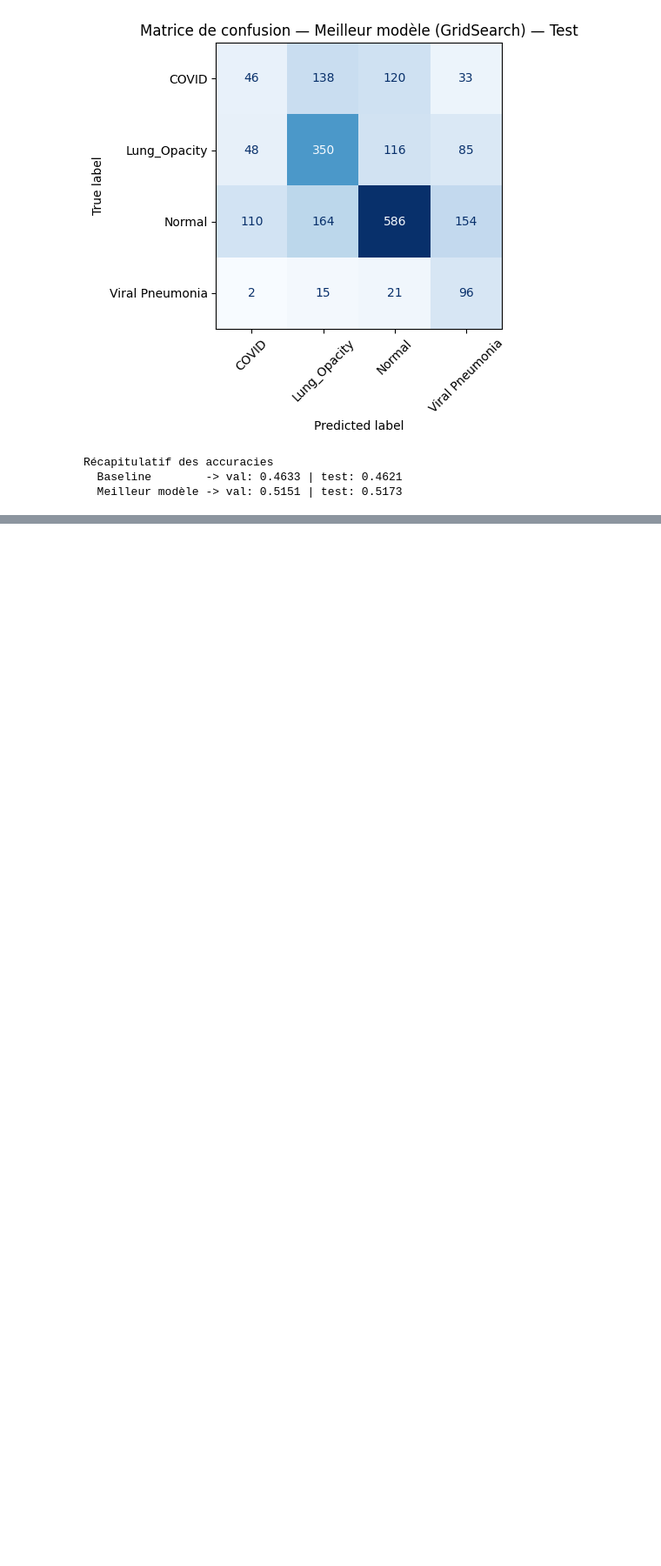
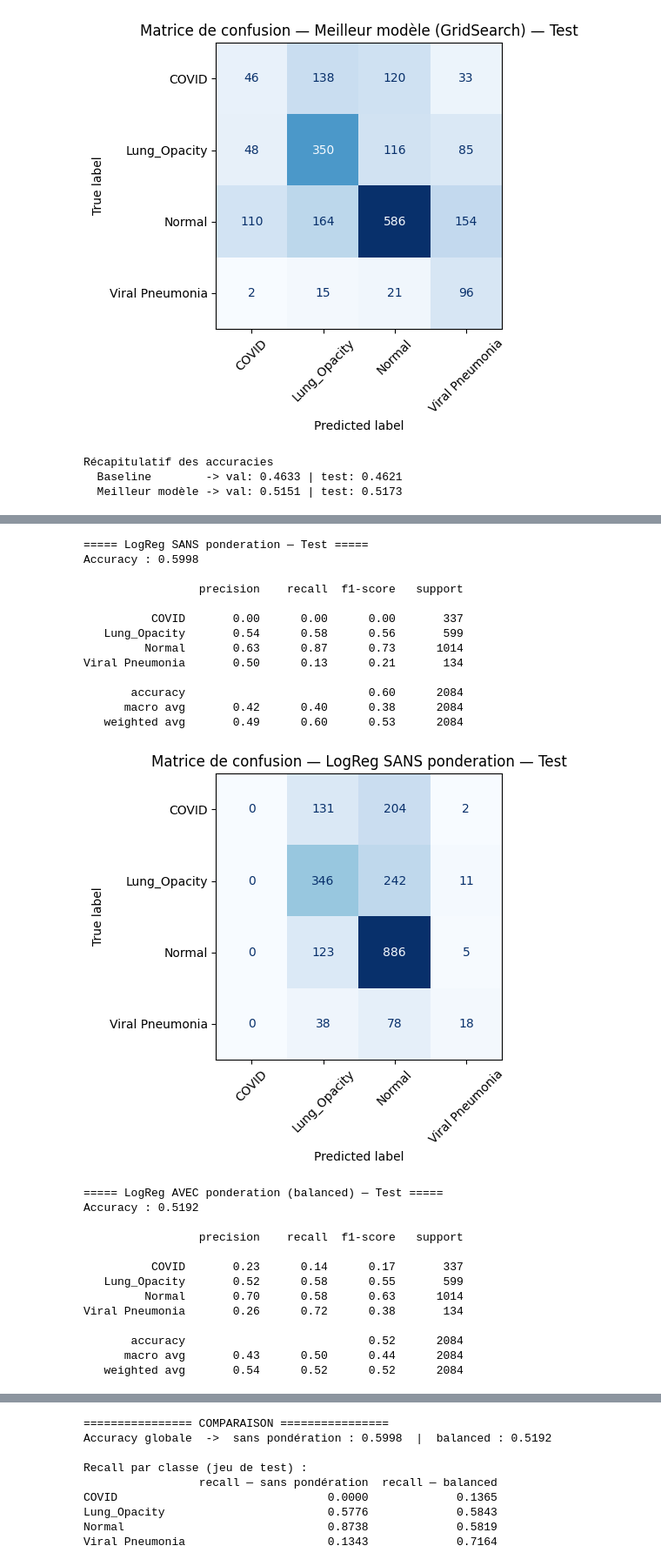
Before and after one commit to cyrilmarat/Liora_Covid, a Jupyter notebook: models/regression_logistique_baseline.ipynb, the cells around one changed output, grey strips where cells are left out. Shown at 87% size. Saved outputs shown, nothing was run; the diff lists cells and outputs as text; code cells hidden in the pictures; blank space fills up the shorter version.

```diff
--- a/models/regression_logistique_baseline.ipynb
+++ b/models/regression_logistique_baseline.ipynb
@@ -244,0 +258,56 @@ Récapitulatif des accuracies
+# %%
+# --- Deux versions de la regression logistique, enveloppees dans OneVsRestClassifier ---
+# 1) sans ponderation  2) avec class_weight='balanced'
+logreg_sans = OneVsRestClassifier(LogisticRegression(max_iter=1000))
+logreg_pond = OneVsRestClassifier(LogisticRegression(max_iter=1000, class_weight="balanced"))
+
+logreg_sans.fit(X_train_scaled, y_train)
+logreg_pond.fit(X_train_scaled, y_train)
+
+# Evaluation sur le TEST : accuracy, classification_report, matrice de confusion
+acc_sans = evaluer(logreg_sans, X_test_scaled, y_test, "LogReg SANS ponderation — Test")
+acc_pond = evaluer(logreg_pond, X_test_scaled, y_test, "LogReg AVEC ponderation (balanced) — Test")
+
+# --- Tableau comparatif : accuracy globale + recall par classe ---
+from sklearn.metrics import recall_score
+
+rec_sans = recall_score(y_test, logreg_sans.predict(X_test_scaled), labels=LABELS, average=None, zero_division=0)
+rec_pond = recall_score(y_test, logreg_pond.predict(X_test_scaled), labels=LABELS, average=None, zero_division=0)
+
+comparatif = pd.DataFrame(
+    {"recall — sans pondération": rec_sans, "recall — balanced": rec_pond},
+    index=LABELS,
+).round(4)
+
+print("\n================ COMPARAISON ================")
+print(f"Accuracy globale  ->  sans pondération : {acc_sans:.4f}  |  balanced : {acc_pond:.4f}\n")
+print("Recall par classe (jeu de test) :")
+print(comparatif)
+# %% [output]
+===== LogReg SANS ponderation — Test =====
+Accuracy : 0.5998
+
+                 precision    recall  f1-score   support
+
+          COVID       0.00      0.00      0.00       337
+   Lung_Opacity       0.54      0.58      0.56       599
+         Normal       0.63      0.87      0.73      1014
+Viral Pneumonia       0.50      0.13      0.21       134
+
+       accuracy                           0.60      2084
+      macro avg       0.42      0.40      0.38      2084
+   weighted avg       0.49      0.60      0.53      2084
+[figure, added]
+===== LogReg AVEC ponderation (balanced) — Test =====
+Accuracy : 0.5192
+
+                 precision    recall  f1-score   support
+
+          COVID       0.23      0.14      0.17       337
+   Lung_Opacity       0.52      0.58      0.55       599
+         Normal       0.70      0.58      0.63      1014
+Viral Pneumonia       0.26      0.72      0.38       134
+
+       accuracy                           0.52      2084
+      macro avg       0.43      0.50      0.44      2084
+   weighted avg       0.54      0.52      0.52      2084
@@ -244,0 +315,9 @@ Récapitulatif des accuracies
+================ COMPARAISON ================
+Accuracy globale  ->  sans pondération : 0.5998  |  balanced : 0.5192
+
+Recall par classe (jeu de test) :
+                 recall — sans pondération  recall — balanced
+COVID                               0.0000             0.1365
+Lung_Opacity                        0.5776             0.5843
+Normal                              0.8738             0.5819
+Viral Pneumonia                     0.1343             0.7164
```
Also changed, not shown: parts of 3 cells of this notebook, 6 other files.
